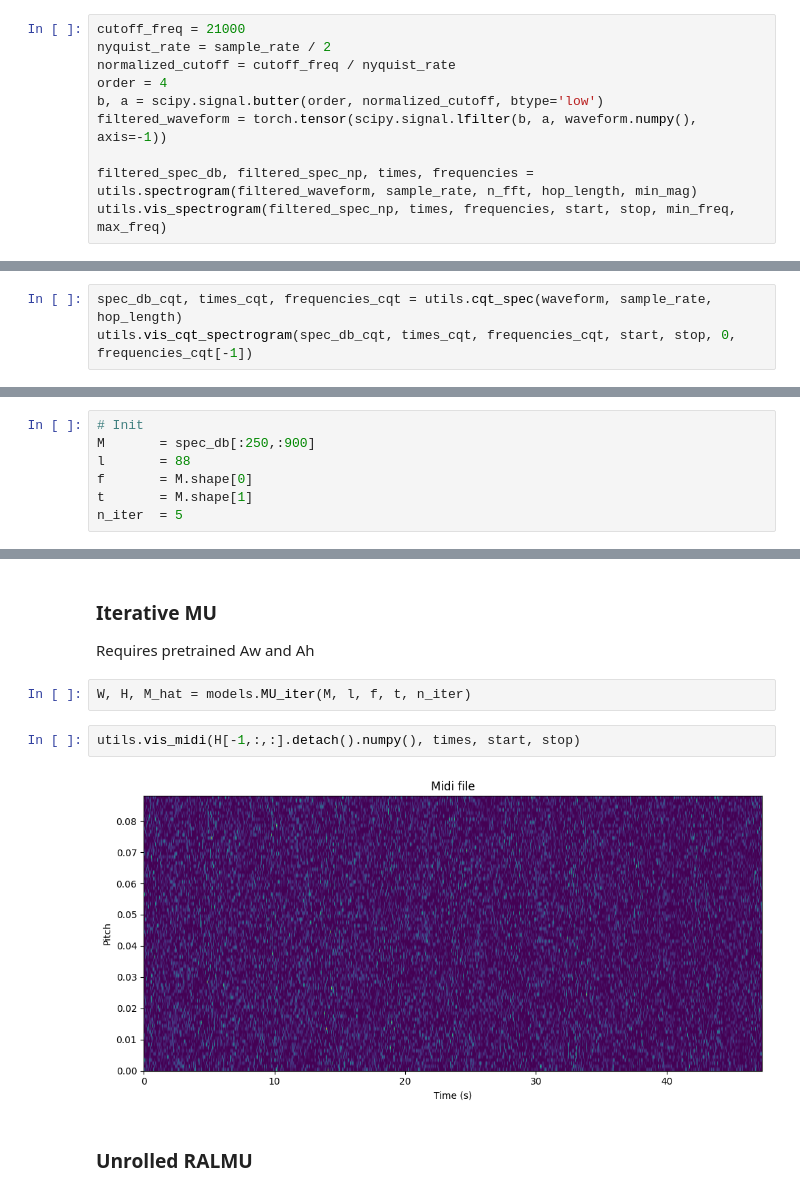
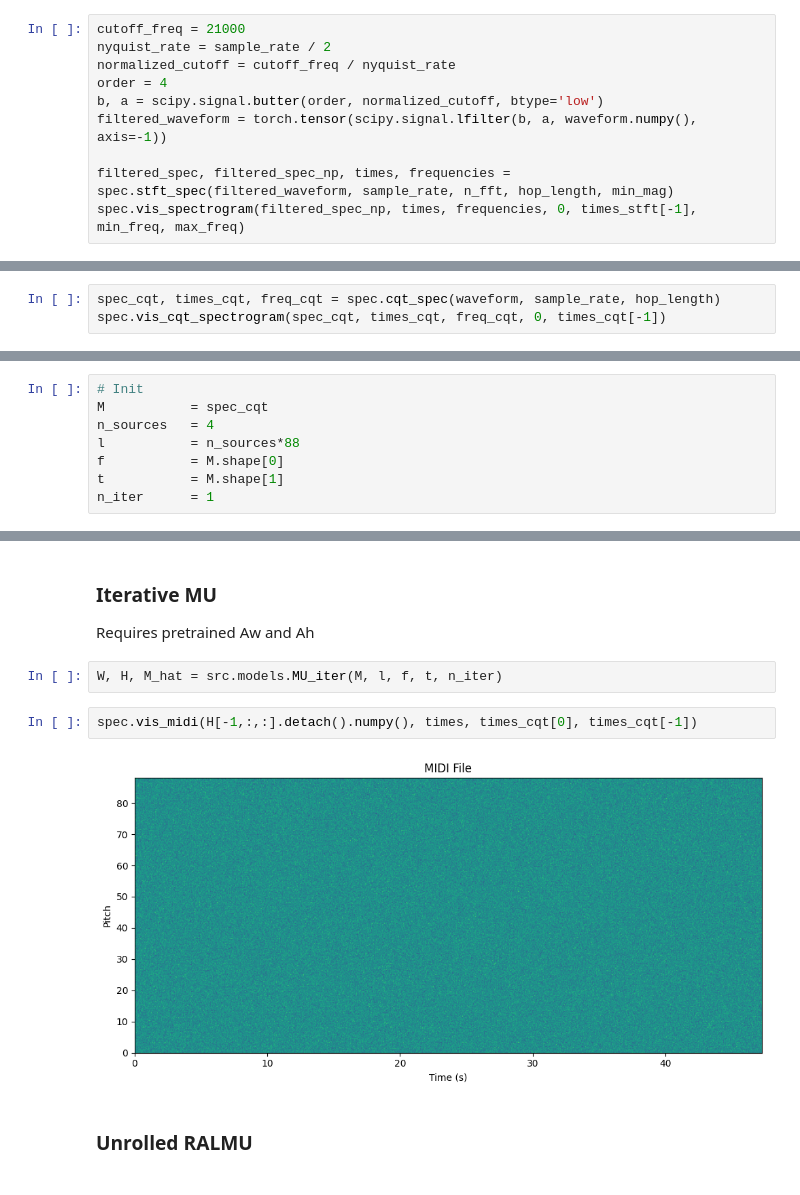
Before and after one commit to edabier/Unrolled-NMF, a Jupyter notebook: nmf.ipynb, the cells around one changed output, grey strips where cells are left out. Cells and saved outputs as stored; diff of their text form.

```diff
--- a/nmf.ipynb
+++ b/nmf.ipynb
@@ -51,8 +49,8 @@ order = 4
 b, a = scipy.signal.butter(order, normalized_cutoff, btype='low')
 filtered_waveform = torch.tensor(scipy.signal.lfilter(b, a, waveform.numpy(), axis=-1))
 
-filtered_spec_db, filtered_spec_np, times, frequencies = utils.spectrogram(filtered_waveform, sample_rate, n_fft, hop_length, min_mag)
-utils.vis_spectrogram(filtered_spec_np, times, frequencies, start, stop, min_freq, max_freq)
+filtered_spec, filtered_spec_np, times, frequencies = spec.stft_spec(filtered_waveform, sample_rate, n_fft, hop_length, min_mag)
+spec.vis_spectrogram(filtered_spec_np, times, frequencies, 0, times_stft[-1], min_freq, max_freq)
 # %% [output]
 [figure]
 # %% [markdown]
@@ -61,6 +59,6 @@ utils.vis_spectrogram(filtered_spec_np, times, frequencies, start, stop, min_fre
 n_fft           = 1024
 hop_length      = 128
 # %%
-spec_db_cqt, times_cqt, frequencies_cqt = utils.cqt_spec(waveform, sample_rate, hop_length)
-utils.vis_cqt_spectrogram(spec_db_cqt, times_cqt, frequencies_cqt, start, stop, 0, frequencies_cqt[-1])
+spec_cqt, times_cqt, freq_cqt = spec.cqt_spec(waveform, sample_rate, hop_length)
+spec.vis_cqt_spectrogram(spec_cqt, times_cqt, freq_cqt, 0, times_cqt[-1])
 # %% [output]
@@ -81,10 +89,11 @@ M ≈ WH
 # %%
 # Init
-M       = spec_db[:250,:900]
-l       = 88
-f       = M.shape[0]
-t       = M.shape[1]
-n_iter  = 5
+M           = spec_cqt
+n_sources   = 4
+l           = n_sources*88
+f           = M.shape[0]
+t           = M.shape[1]
+n_iter      = 1
 # %%
 print(f"input spectrogram: {M.shape}")
 print(f"number of notes to be split: {l}")
@@ -99,11 +108,11 @@ number of time bins: 900
 ### Iterative MU
 Requires pretrained Aw and Ah
 # %%
-W, H, M_hat = models.MU_iter(M, l, f, t, n_iter)
+W, H, M_hat = src.models.MU_iter(M, l, f, t, n_iter)
 # %%
-utils.vis_midi(H[-1,:,:].detach().numpy(), times, start, stop)
+spec.vis_midi(H[-1,:,:].detach().numpy(), times, times_cqt[0], times_cqt[-1])
 # %% [output]
-[figure, old version]
+[figure, new version]
 # %% [markdown]
 ### Unrolled RALMU
 # %%
```
Also changed, not shown: parts of 17 cells of this notebook, 11 other files.
